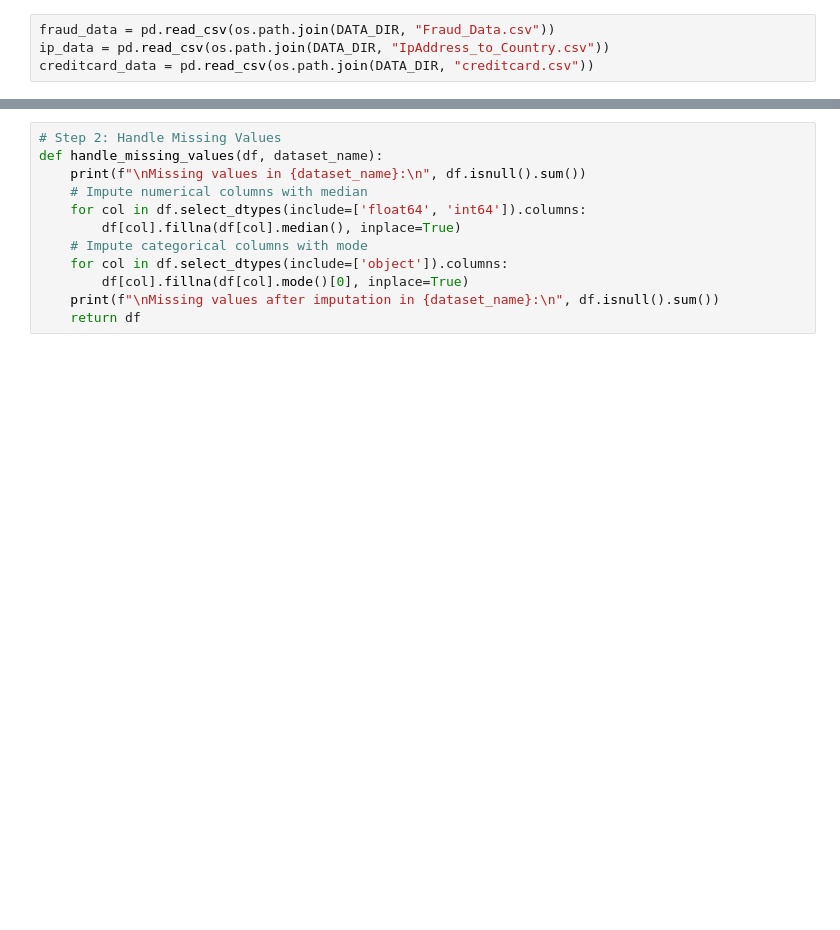
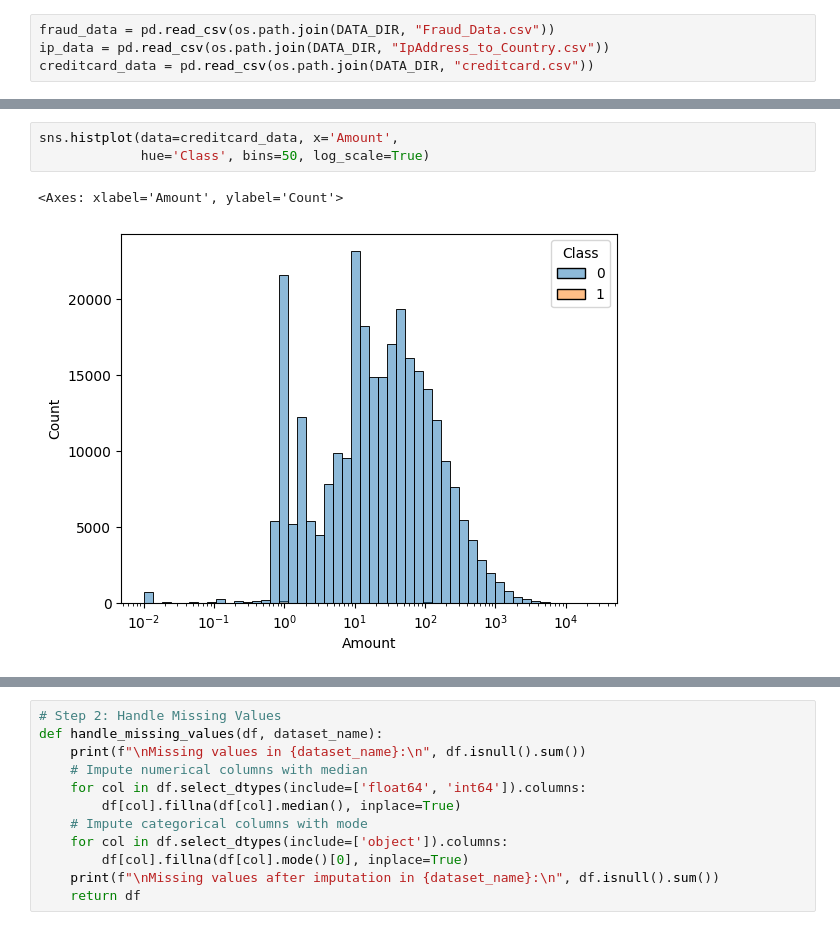
Before and after one commit to Abel5173/Fraud-Detection-Ecommerce-Banking, a Jupyter notebook: notebooks/fraud_detection_task1.ipynb, the cells around one changed output, grey strips where cells are left out. Drawn from its saved outputs; the diff is of its cells as text; blank space fills up the shorter version.

```diff
--- a/notebooks/fraud_detection_task1.ipynb
+++ b/notebooks/fraud_detection_task1.ipynb
@@ -21 +38,7 @@ creditcard_data = pd.read_csv(os.path.join(DATA_DIR, "creditcard.csv"))
+# %%
+sns.histplot(data=creditcard_data, x='Amount',
+             hue='Class', bins=50, log_scale=True)
+# %% [output]
+<Axes: xlabel='Amount', ylabel='Count'>
+[figure, added]
 # %%
```
Also changed, not shown: parts of 5 cells of this notebook, 5 other files.
